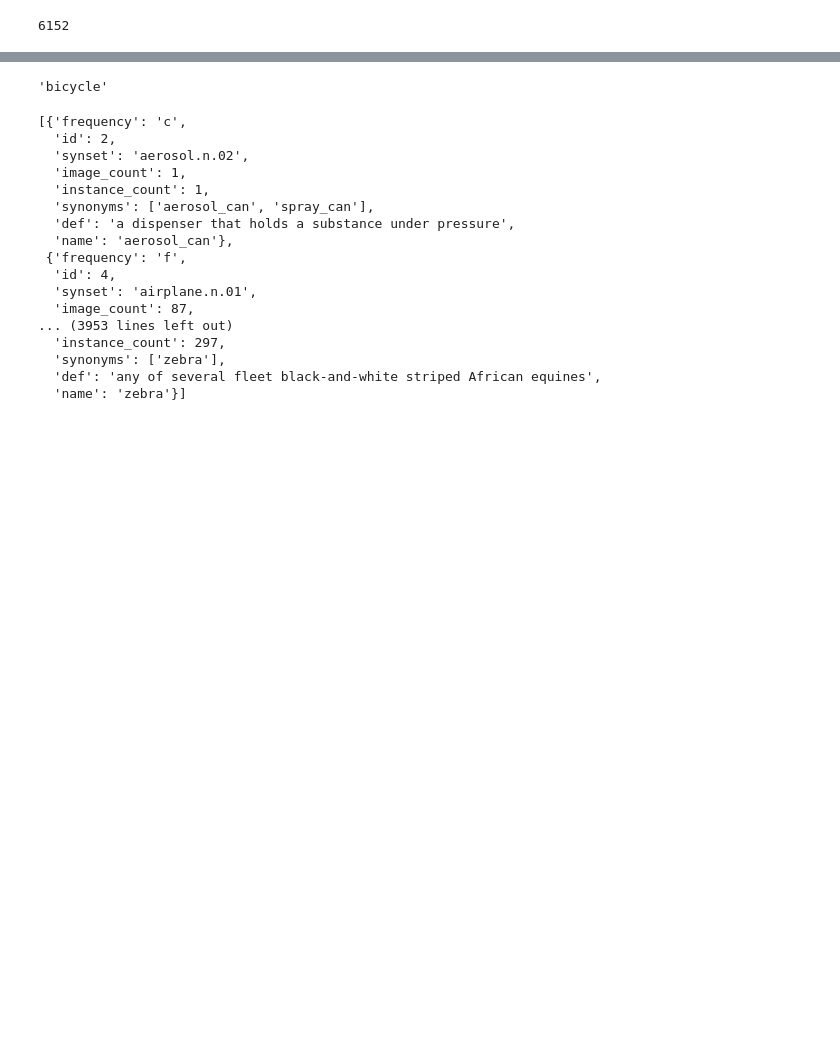
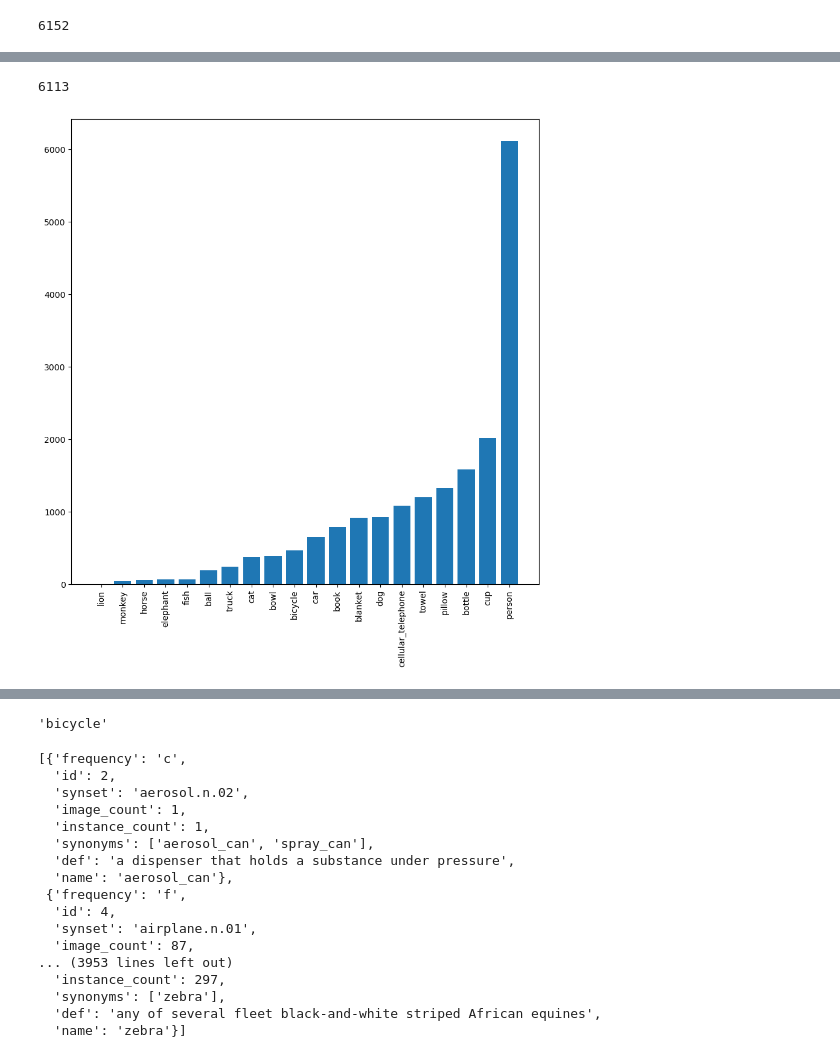
Before and after one commit to LRabuzin/realworld_contrastive_learning, a Jupyter notebook: constructor_testing.ipynb, the cells around one changed output, grey strips where cells are left out. Saved outputs shown, nothing was run; the diff lists cells and outputs as text; code cells hidden in the pictures; blank space fills up the shorter version.

```diff
--- a/constructor_testing.ipynb
+++ b/constructor_testing.ipynb
@@ -29,0 +146,5 @@ print(df["is_same_bg"].sum())
+# %%
+plot_distribution_of_content_classes(config)
+# %% [output]
+6113
+[figure, added]
```
Also changed, not shown: parts of 24 cells of this notebook, 3 other files.
